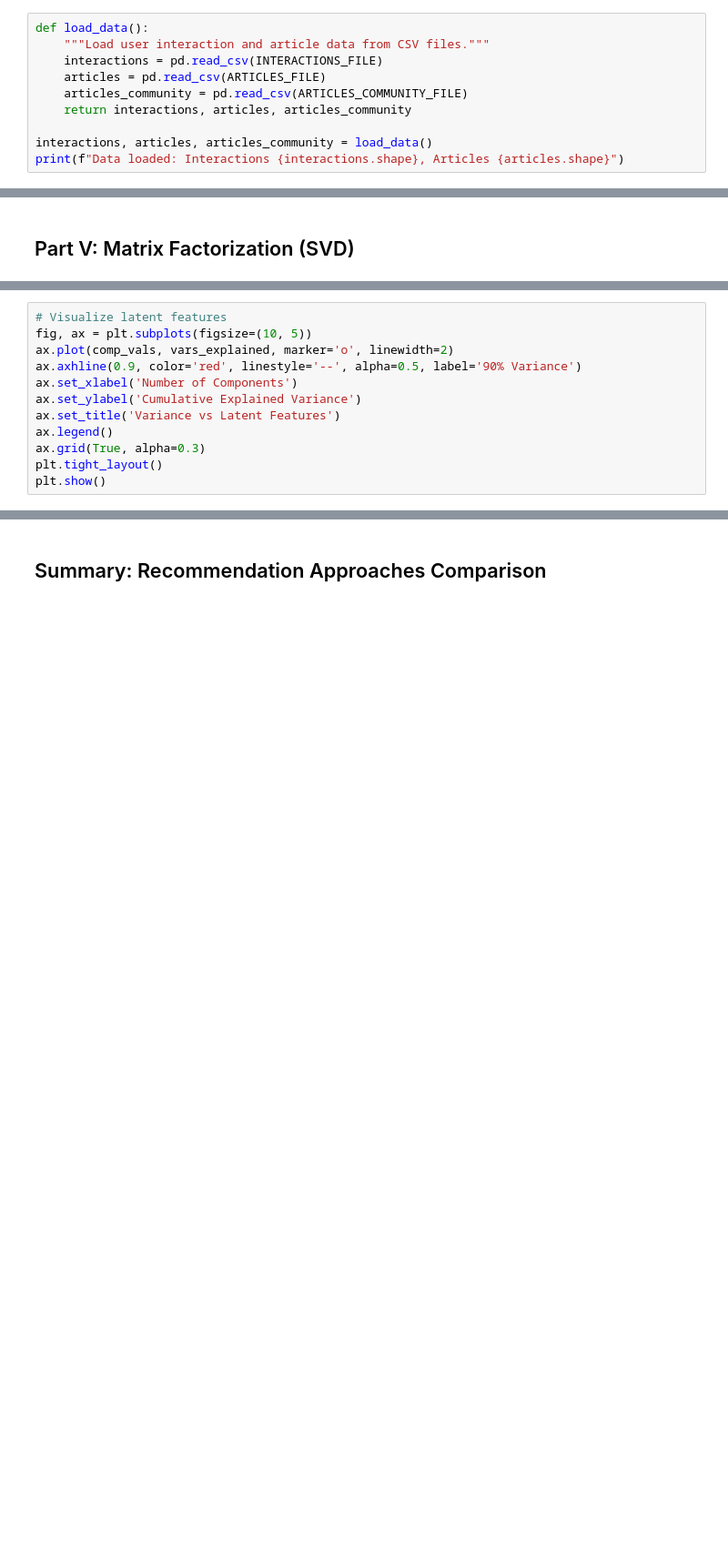
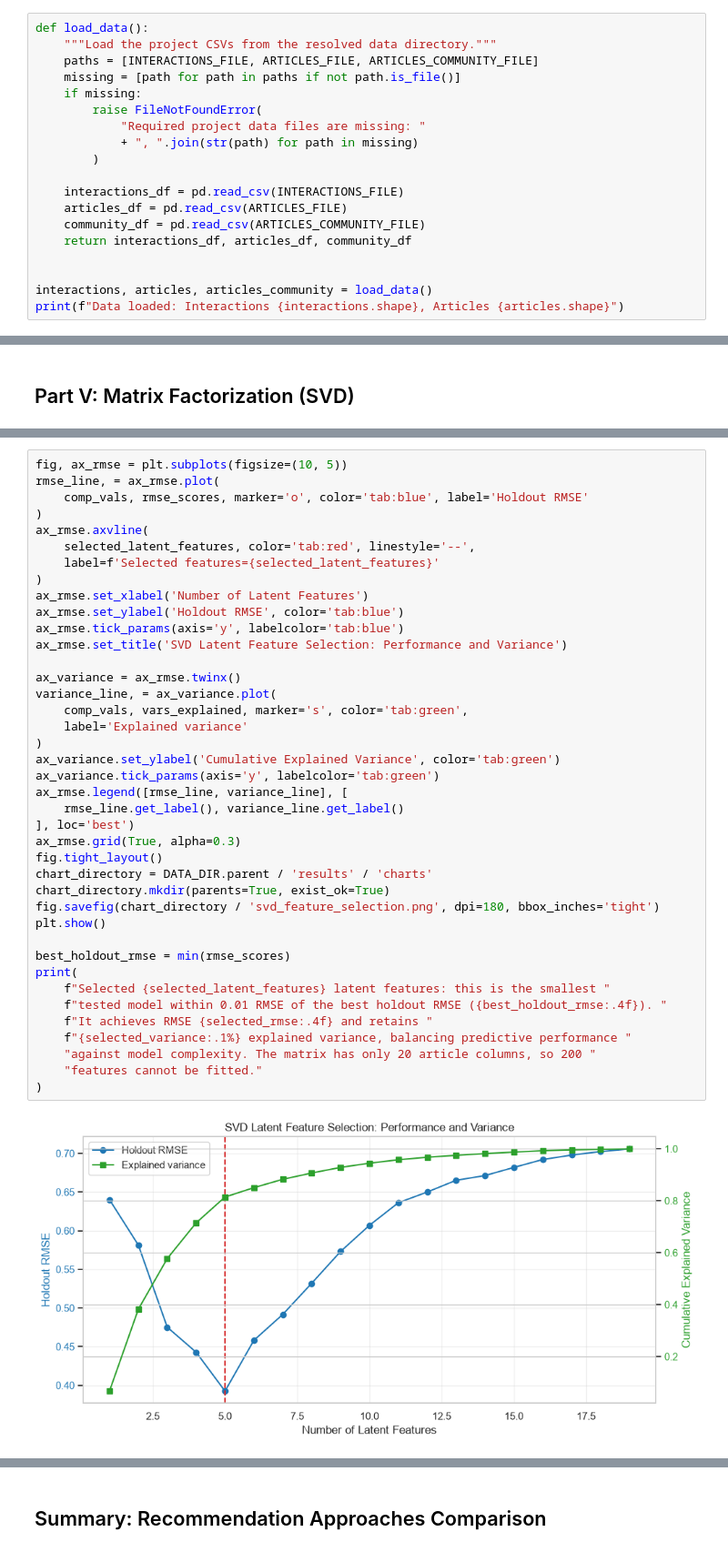
Before and after one commit to Zia-CRM-hub/DataScience, a Jupyter notebook: data_science_recommendation_system_project/recommendationsystem_ibmcommunity_analysis.ipynb, the cells around one changed output, grey strips where cells are left out. Shown at 91% size. Cells and saved outputs as stored; diff of their text form; blank space fills up the shorter version.

```diff
--- a/data_science_recommendation_system_project/recommendationsystem_ibmcommunity_analysis.ipynb
+++ b/data_science_recommendation_system_project/recommendationsystem_ibmcommunity_analysis.ipynb
@@ -32,11 +72,20 @@ for fname in [INTERACTIONS_FILE, ARTICLES_FILE, ARTICLES_COMMUNITY_FILE]:
 ## Load Data
 # %%
 def load_data():
-    """Load user interaction and article data from CSV files."""
-    interactions = pd.read_csv(INTERACTIONS_FILE)
-    articles = pd.read_csv(ARTICLES_FILE)
-    articles_community = pd.read_csv(ARTICLES_COMMUNITY_FILE)
-    return interactions, articles, articles_community
+    """Load the project CSVs from the resolved data directory."""
+    paths = [INTERACTIONS_FILE, ARTICLES_FILE, ARTICLES_COMMUNITY_FILE]
+    missing = [path for path in paths if not path.is_file()]
+    if missing:
+        raise FileNotFoundError(
+            "Required project data files are missing: "
+            + ", ".join(str(path) for path in missing)
+        )
+
+    interactions_df = pd.read_csv(INTERACTIONS_FILE)
+    articles_df = pd.read_csv(ARTICLES_FILE)
+    community_df = pd.read_csv(ARTICLES_COMMUNITY_FILE)
+    return interactions_df, articles_df, community_df
+
 
 interactions, articles, articles_community = load_data()
 print(f"Data loaded: Interactions {interactions.shape}, Articles {articles.shape}")
@@ -293,12 +580,42 @@ for c, v in zip(comp_vals[:5], vars_explained[:5]):
 # %%
-# Visualize latent features
-fig, ax = plt.subplots(figsize=(10, 5))
-ax.plot(comp_vals, vars_explained, marker='o', linewidth=2)
-ax.axhline(0.9, color='red', linestyle='--', alpha=0.5, label='90% Variance')
-ax.set_xlabel('Number of Components')
-ax.set_ylabel('Cumulative Explained Variance')
-ax.set_title('Variance vs Latent Features')
-ax.legend()
-ax.grid(True, alpha=0.3)
-plt.tight_layout()
+fig, ax_rmse = plt.subplots(figsize=(10, 5))
+rmse_line, = ax_rmse.plot(
+    comp_vals, rmse_scores, marker='o', color='tab:blue', label='Holdout RMSE'
+)
+ax_rmse.axvline(
+    selected_latent_features, color='tab:red', linestyle='--',
+    label=f'Selected features={selected_latent_features}'
+)
+ax_rmse.set_xlabel('Number of Latent Features')
+ax_rmse.set_ylabel('Holdout RMSE', color='tab:blue')
+ax_rmse.tick_params(axis='y', labelcolor='tab:blue')
+ax_rmse.set_title('SVD Latent Feature Selection: Performance and Variance')
+
+ax_variance = ax_rmse.twinx()
+variance_line, = ax_variance.plot(
+    comp_vals, vars_explained, marker='s', color='tab:green',
+    label='Explained variance'
+)
+ax_variance.set_ylabel('Cumulative Explained Variance', color='tab:green')
+ax_variance.tick_params(axis='y', labelcolor='tab:green')
+ax_rmse.legend([rmse_line, variance_line], [
+    rmse_line.get_label(), variance_line.get_label()
+], loc='best')
+ax_rmse.grid(True, alpha=0.3)
+fig.tight_layout()
+chart_directory = DATA_DIR.parent / 'results' / 'charts'
+chart_directory.mkdir(parents=True, exist_ok=True)
+fig.savefig(chart_directory / 'svd_feature_selection.png', dpi=180, bbox_inches='tight')
 plt.show()
+
+best_holdout_rmse = min(rmse_scores)
+print(
+    f"Selected {selected_latent_features} latent features: this is the smallest "
+    f"tested model within 0.01 RMSE of the best holdout RMSE ({best_holdout_rmse:.4f}). "
+    f"It achieves RMSE {selected_rmse:.4f} and retains "
+    f"{selected_variance:.1%} explained variance, balancing predictive performance "
+    "against model complexity. The matrix has only 20 article columns, so 200 "
+    "features cannot be fitted."
+)
+# %% [output]
+[figure, added]
```
Also changed, not shown: parts of 27 cells of this notebook, 16 other files.
